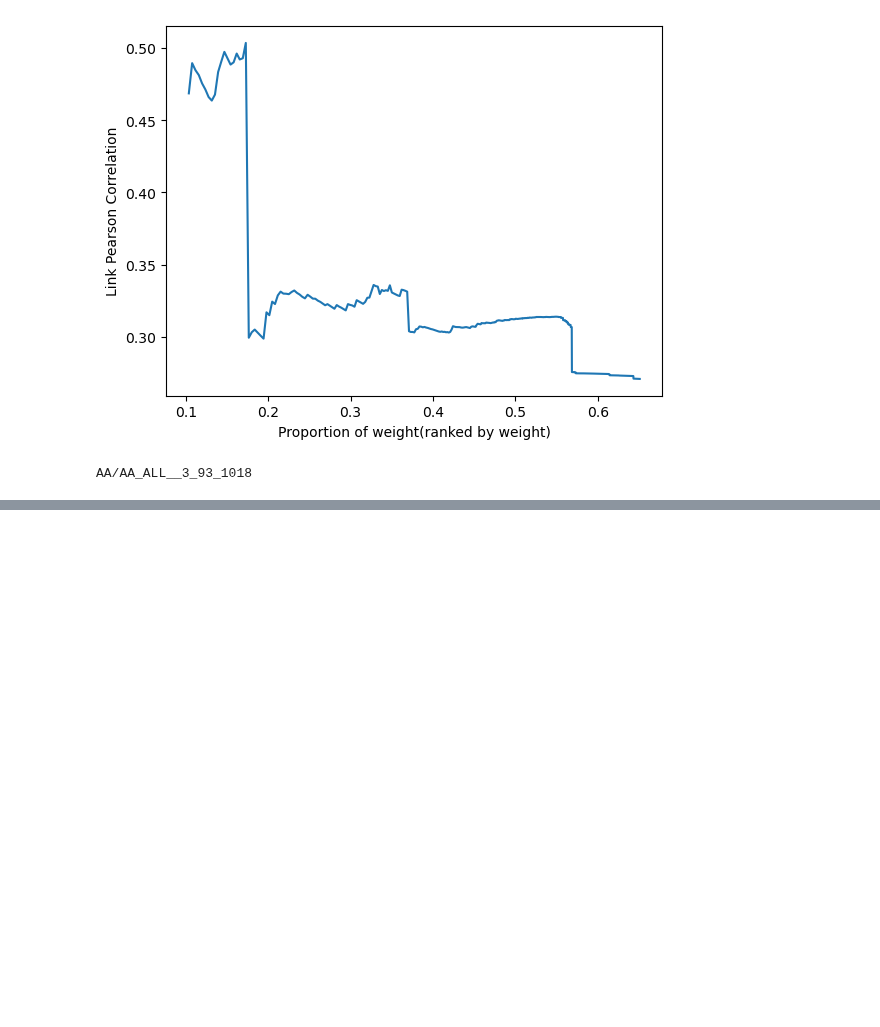
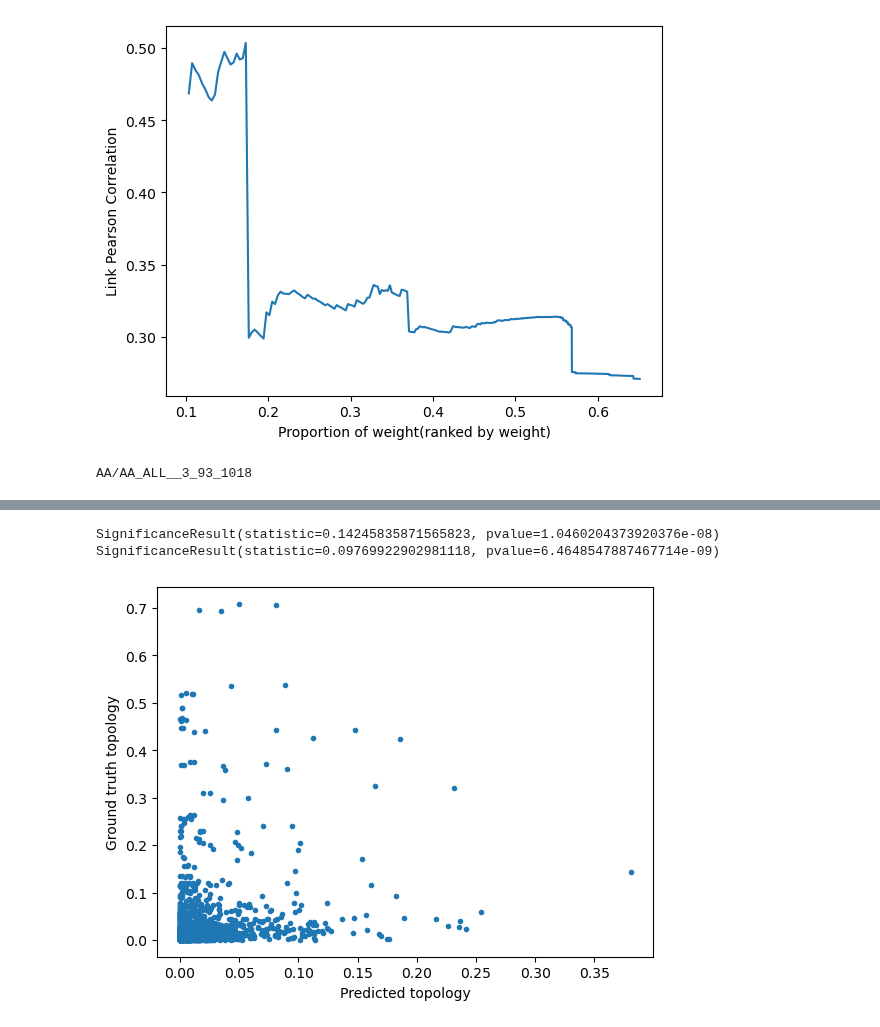
Before and after one commit to bizhili/Topology_Learning_Epis, a Jupyter notebook: test_multi_cities_no_att_real.ipynb, the cells around one changed output, grey strips where cells are left out. Drawn from its saved outputs; the diff is of its cells as text; code cells hidden in the pictures; blank space fills up the shorter version.

```diff
--- a/test_multi_cities_no_att_real.ipynb
+++ b/test_multi_cities_no_att_real.ipynb
@@ -462,0 +507,8 @@ for i in preAs:
+# %%
+plot_correlation(stringi, stringj)
+print(stats.spearmanr(stringi.flatten().cpu().detach().numpy(), stringj.flatten().cpu().detach().numpy()))
+print(stats.kendalltau(stringi.flatten().cpu().detach().numpy(), stringj.flatten().cpu().detach().numpy()))
+# %% [output]
+SignificanceResult(statistic=0.14245835871565823, pvalue=1.0460204373920376e-08)
+SignificanceResult(statistic=0.09769922902981118, pvalue=6.4648547887467714e-09)
+[figure, added]
```
Also changed, not shown: parts of 6 cells of this notebook, 8 other files.
